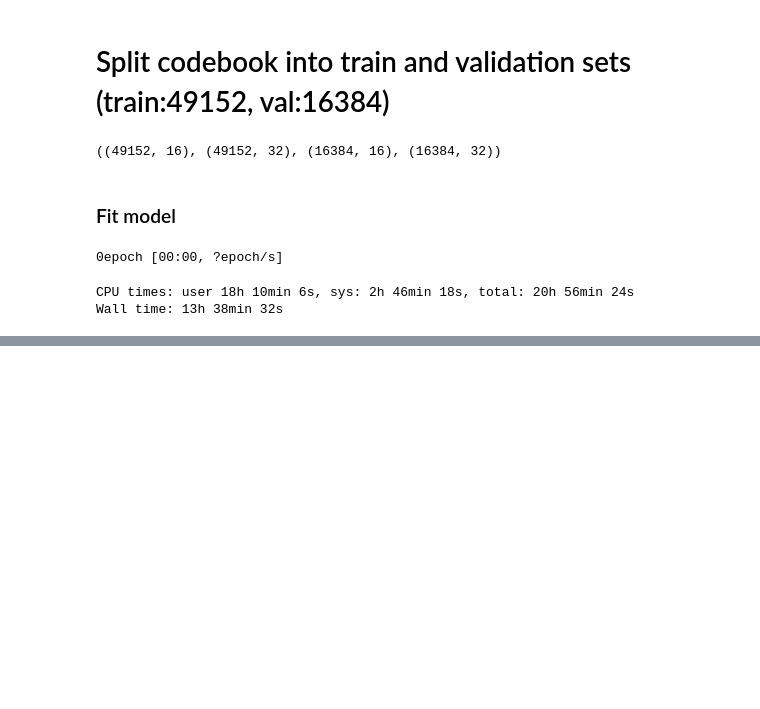
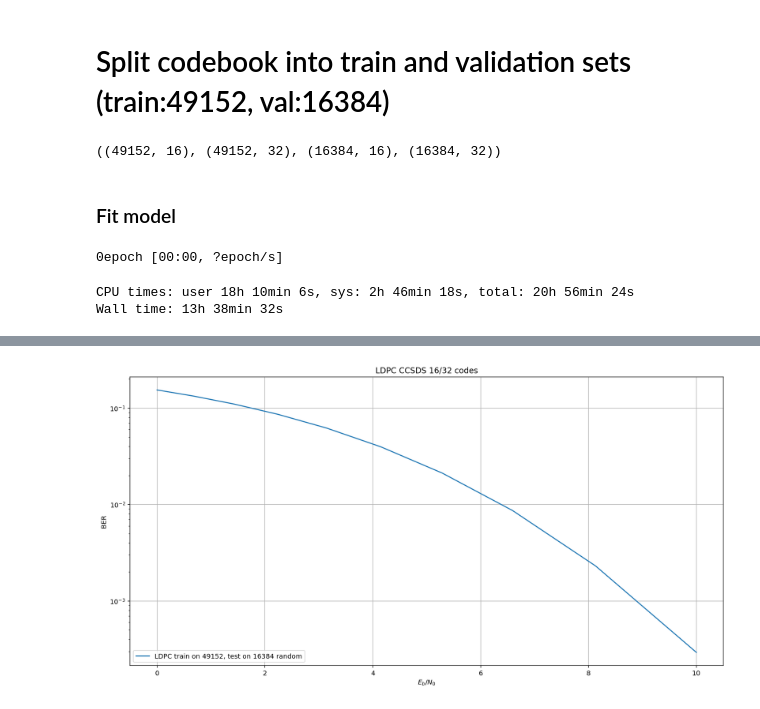
Before and after one commit to DArtemasov/DL-ChannelDecoding, a Jupyter notebook: notebooks/LDPC.ipynb, the cells around one changed output, grey strips where cells are left out. Drawn from its saved outputs; the diff is of its cells as text; code cells hidden in the pictures; blank space fills up the shorter version.

```diff
--- a/notebooks/LDPC.ipynb
+++ b/notebooks/LDPC.ipynb
@@ -375,0 +427,18 @@ Decoding SNR: 7/10, CW: 2068/16384
+# %%
+ber = np.sum(errors, axis=1) / np.sum(bits, axis=1)
+
+legend = []
+
+plt.figure(figsize = (16, 8))
+for experiment in [0]:
+    plt.plot(10*np.log10(1/(2*sigmas**2)) - 10*np.log10(k/N), ber[experiment])
+    legend.append(exp_descr[experiment])
+plt.legend(legend, loc=3)
+plt.yscale('log')
+plt.xlabel('$E_b/N_0$')
+plt.ylabel('BER')
+plt.grid(True)
+plt.title(f'{code} codes')
+plt.show()
+# %% [output]
+[figure, added]
```
Also changed, not shown: parts of 19 cells of this notebook, 3 other files.
